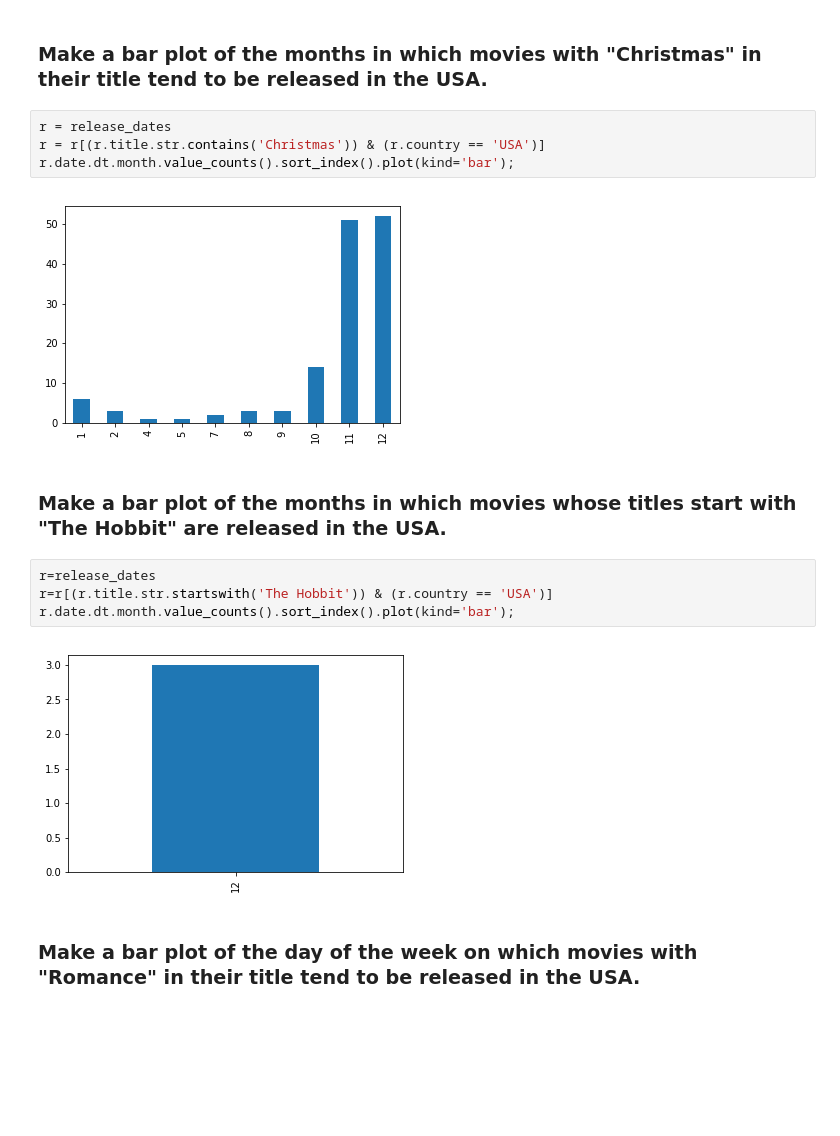
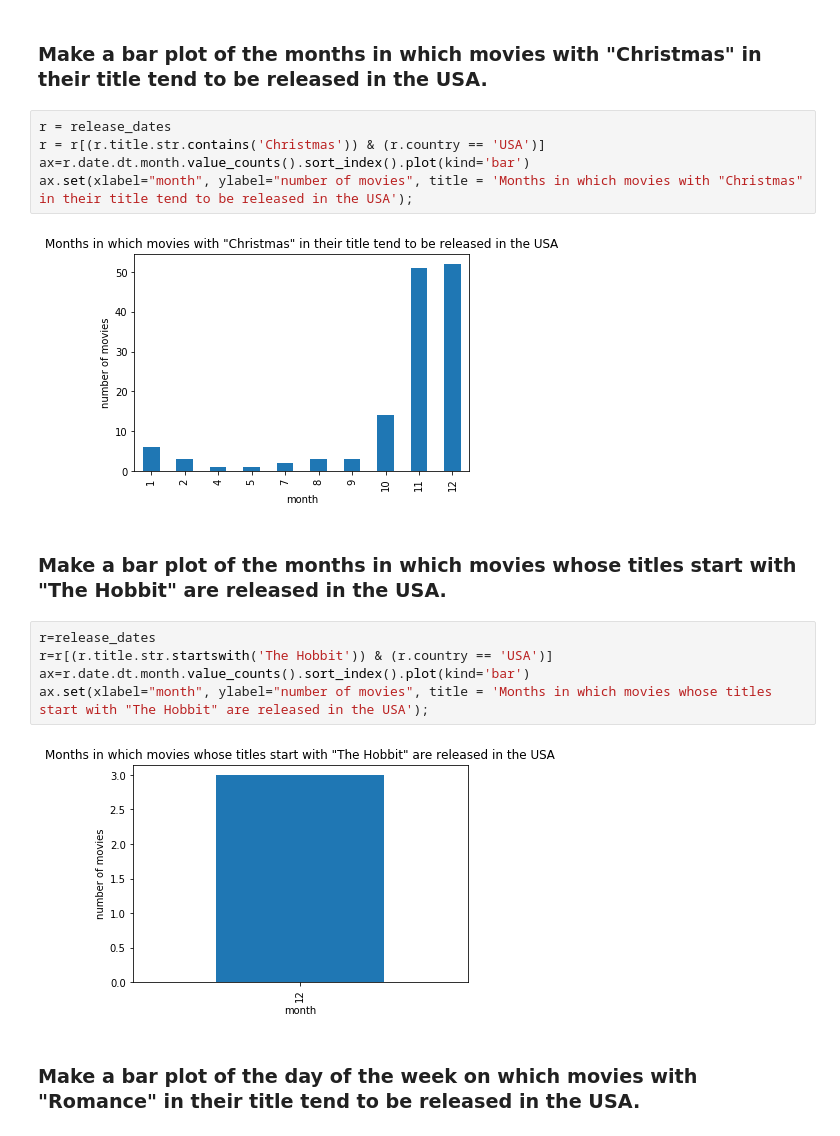
Before and after one commit to rjaffk/tensorby, a Jupyter notebook: lecture_introduction/Solutions-5.ipynb, the cells around one changed output. Cells and saved outputs as stored; diff of their text form; blank space fills up the shorter version.

```diff
--- a/lecture_introduction/Solutions-5.ipynb
+++ b/lecture_introduction/Solutions-5.ipynb
@@ -16,17 +26,19 @@ release_dates.head()
 # %%
 r = release_dates
 r = r[(r.title.str.contains('Christmas')) & (r.country == 'USA')]
-r.date.dt.month.value_counts().sort_index().plot(kind='bar');
+ax=r.date.dt.month.value_counts().sort_index().plot(kind='bar')
+ax.set(xlabel="month", ylabel="number of movies", title = 'Months in which movies with "Christmas" in their title tend to be released in the USA');
 # %% [output]
-[figure, old version]
+[figure, new version]
 # %% [markdown]
 ### Make a bar plot of the months in which movies whose titles start with "The Hobbit" are released in the USA.
 # %%
 r=release_dates
 r=r[(r.title.str.startswith('The Hobbit')) & (r.country == 'USA')]
-r.date.dt.month.value_counts().sort_index().plot(kind='bar');
+ax=r.date.dt.month.value_counts().sort_index().plot(kind='bar')
+ax.set(xlabel="month", ylabel="number of movies", title = 'Months in which movies whose titles start with "The Hobbit" are released in the USA');
 # %% [output]
-[figure, old version]
+[figure, new version]
 # %% [markdown]
 ### Make a bar plot of the day of the week on which movies with "Romance" in their title tend to be released in the USA.
 # %%
```
Also changed, not shown: parts of 4 cells of this notebook, 2 other files.
